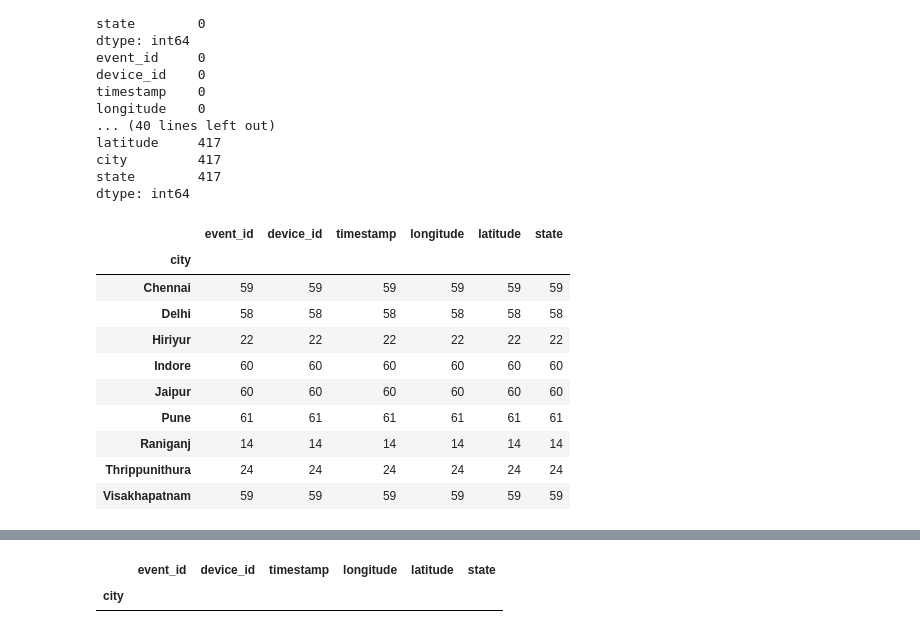
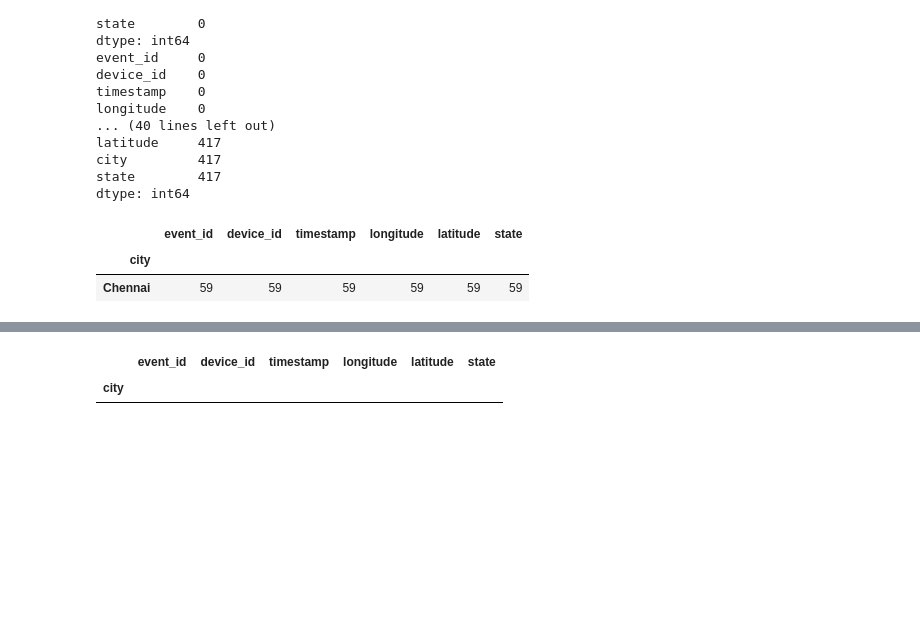
Before and after one commit to bhagi8289/Insaid, a Jupyter notebook: capstone.ipynb, the cells around one changed output, grey strips where cells are left out. Cells and saved outputs as stored; diff of their text form; code cells hidden in the pictures; blank space fills up the shorter version.

```diff
--- a/capstone.ipynb
+++ b/capstone.ipynb
@@ -658,18 +658,10 @@ dtype: int64
 # %%
 #print(df_events_data.groupby('longitude').count())
 #print(df_events_data.groupby('latitude').count())
-df_events_data[df_events_data['latitude'] == 0.0].groupby('city').count()
+df_events_data[df_events_data['longitude'] == 0.0].groupby('city').count()
 # %% [output]
 |  | event_id | device_id | timestamp | longitude | latitude | state |
 | city |  |  |  |  |  |  |
 | Chennai | 59 | 59 | 59 | 59 | 59 | 59 |
-| Delhi | 58 | 58 | 58 | 58 | 58 | 58 |
-| Hiriyur | 22 | 22 | 22 | 22 | 22 | 22 |
-| Indore | 60 | 60 | 60 | 60 | 60 | 60 |
-| Jaipur | 60 | 60 | 60 | 60 | 60 | 60 |
-| Pune | 61 | 61 | 61 | 61 | 61 | 61 |
-| Raniganj | 14 | 14 | 14 | 14 | 14 | 14 |
-| Thrippunithura | 24 | 24 | 24 | 24 | 24 | 24 |
-| Visakhapatnam | 59 | 59 | 59 | 59 | 59 | 59 |
 # %%
 # We fill missing values of latitude and longitude with average values
```
Also changed, not shown: parts of 5 cells of this notebook.
